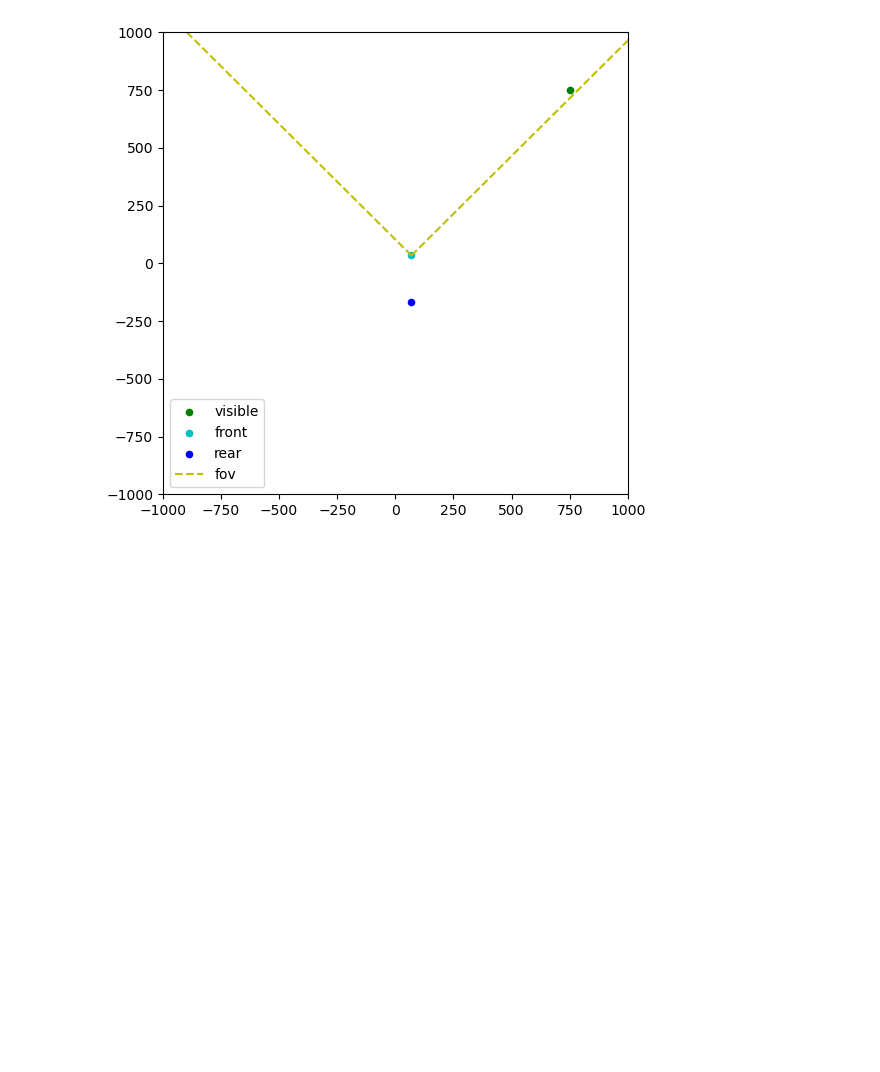
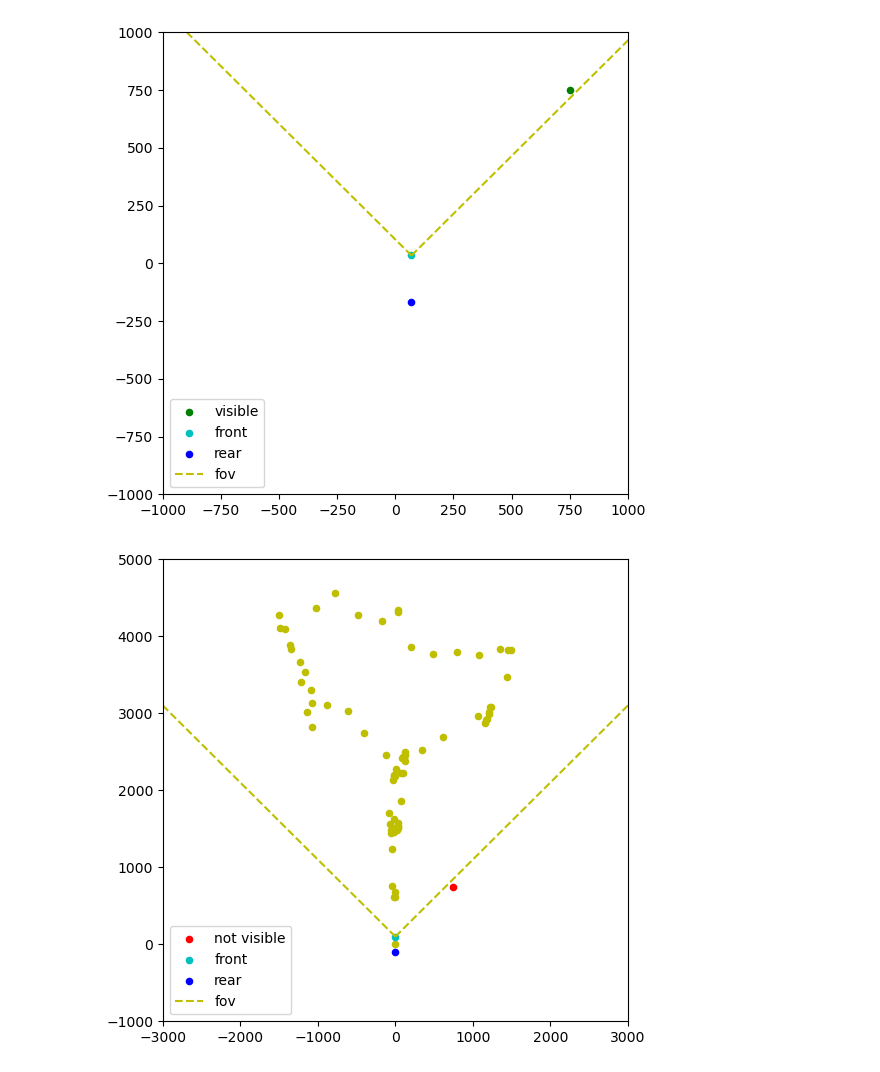
Before and after one commit to comtois-etienne/CSIE5047_Smart_Luggage, a Jupyter notebook: notebook.ipynb, the cells around one changed output. Saved outputs shown, nothing was run; the diff lists cells and outputs as text; code cells hidden in the pictures; blank space fills up the shorter version.

```diff
--- a/notebook.ipynb
+++ b/notebook.ipynb
@@ -136,6 +136,8 @@ class Point:
         rotated_x = self.x + (other.x - self.x) * math.cos(angle_rad) - (other.y - self.y) * math.sin(angle_rad)
         rotated_y = self.y + (other.x - self.x) * math.sin(angle_rad) + (other.y - self.y) * math.cos(angle_rad)
         rotated_point = Point(rotated_x, rotated_y)
+        if other.a is not None:
+            rotated_point.a = (other.a + angle) % 360
         if recenter:
             rotated_point = rotated_point - self
         return rotated_point
@@ -887,45 +889,82 @@ vehicle = Vehicle(max_turn_angle=30, axle_len=200, max_speed=2000, center=Point(
 # sensor data (secret)
 s_data = pd.read_csv('dist_2fps.csv', header=None)
 s_data.columns = ['t', 'x', 'y']
+
+def sense_position(vehicle, s_data, index):
+    if index >= len(s_data):
+        return None
+    new_pt = Point.from_df(s_data.iloc[index])
+    if new_pt.is_seen(vehicle.get_front(), fov=vehicle.fov):
+        return new_pt
+    else:
+        return None
 
 # luggage data
 seen = pd.DataFrame(columns=['t', 'x', 'y', 'c'])
 seen = pd.concat([seen, pd.DataFrame({
     't': 0, # timestamp
     'x': 0, # x position
     'y': 0, # y position
     'c': 1, # consumed
 }, index=[len(seen)])])
 
 
-for i in range(60):
+speed, wheel_angle = 100, 0
 
-    # input speed and wheel angle in one input separated by space
-    speed, wheel_angle = map(int, input().split())
+# set_speed(speed) in mm/s
+# set_wheel_angle(angle) in degrees
+# update_position(time) in seconds
+pt = Point(750, 750)
 
-    vehicle.set_speed(speed)
+for i in range(len(s_data['x']) + 5):
+
+    new_pt = sense_position(vehicle, s_data, i)
+    if new_pt is not None:
+        seen = pd.concat([seen, pd.DataFrame({
+            't': [i],
+            'x': [new_pt.x],
+            'y': [new_pt.y],
+            'c': 0
+        }, index=[len(seen)])])
+
+    if i >= 2:
+        wheel_angle = 30
+
+    if i >= 22:
+        wheel_angle = -30
+
+    vehicle.set_speed(0)
     vehicle.set_wheel_angle(wheel_angle)
     vehicle.update_position(1)
 
     clear_output(wait=True)
 
     # plot properties
     fig, ax = plt.subplots()
-    ax.set_ylim([-1000, 1000])
-    ax.set_xlim([-1000, 1000])
+    ax.set_ylim([-1000, 5000])
+    ax.set_xlim([-3000, 3000])
     fig.set_figheight(6)
     fig.set_figwidth(6)
 
-    vehicle.front.scatter(ax, color='g', size=20, label='front')
-    vehicle.rear.scatter(ax, color='r', size=20, label='rear')
+    for x in range(len(seen)):
+        Point.from_df(seen.iloc[x]).scatter(ax, color='y', size=20)
+
+    if pt.is_seen(vehicle.get_front(), fov=vehicle.fov):
+        pt.scatter(ax, color='g', size=20, label='visible')
+    else:
+        pt.scatter(ax, color='r', size=20, label='not visible')
+
+    vehicle.front.scatter(ax, color='c', size=20, label='front')
+    vehicle.rear.scatter(ax, color='b', size=20, label='rear')
     fov = vehicle.front.copy()
-    fov.a = vehicle.rear.angle(vehicle.front)
+    fov.a = np.rad2deg(vehicle.north_angle)
+    # black line from rear to front
 
     # plot line from rear to front
-    # ax.plot([vehicle.rear.y, vehicle.front.y], [vehicle.rear.x, vehicle.front.x], color='k')
-    fov.plot(ax, color='r', fov=90, fov_len=200)
+    fov.plot(ax, color='y', fov=90, fov_len=20000, linestyle='--', label='fov')
 
     ax.legend()
     plt.show()
-    # input()
-    # plt.pause(0.05)
+    plt.pause(0.05)
+# %% [output]
+[figure, added]
```
